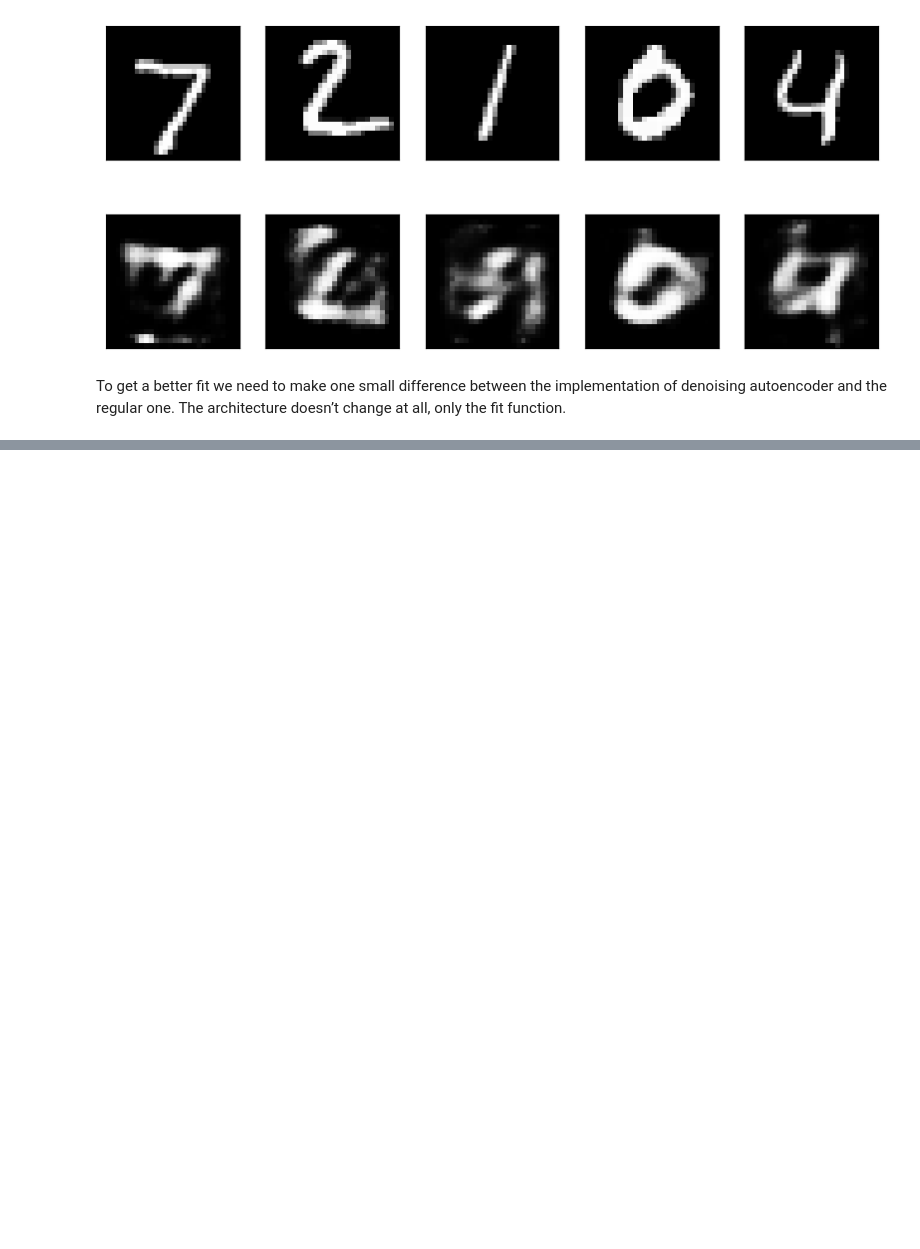
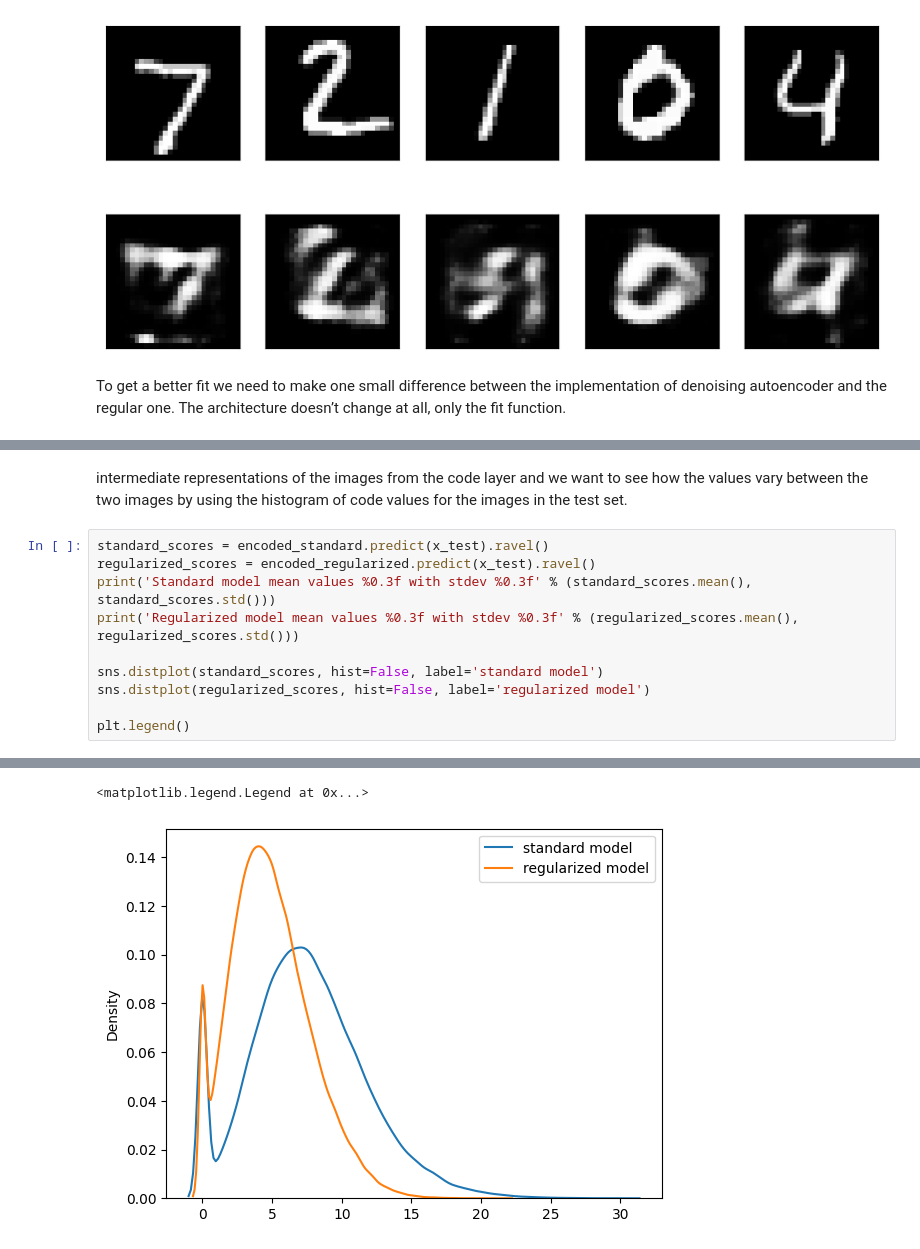
Before and after one commit to Andrei-WongE/ML_sandbox, a Jupyter notebook: Class_8.ipynb, the cells around one changed output, grey strips where cells are left out. Saved outputs shown, nothing was run; the diff lists cells and outputs as text; blank space fills up the shorter version.

```diff
--- a/Class_8.ipynb
+++ b/Class_8.ipynb
@@ -186,0 +269,14 @@ ValueError: in user code:
+# %% [markdown]
+intermediate representations of the images from the code layer and we want to see how the values
+vary between the two images by using the histogram of code values for the images in the test set.
+# %%
+standard_scores = encoded_standard.predict(x_test).ravel()
+regularized_scores = encoded_regularized.predict(x_test).ravel()
+print('Standard model mean values %0.3f with stdev %0.3f' % (standard_scores.mean(), standard_scores.std()))
+print('Regularized model mean values %0.3f with stdev %0.3f' % (regularized_scores.mean(), regularized_scores.std()))
+
+sns.distplot(standard_scores, hist=False, label='standard model')
+sns.distplot(regularized_scores, hist=False, label='regularized model')
+
+plt.legend()
+# %% [output]
@@ -186,0 +287,2 @@ ValueError: in user code:
+<matplotlib.legend.Legend at 0x...>
+[figure, added]
```
Also changed, not shown: parts of 15 cells of this notebook.
